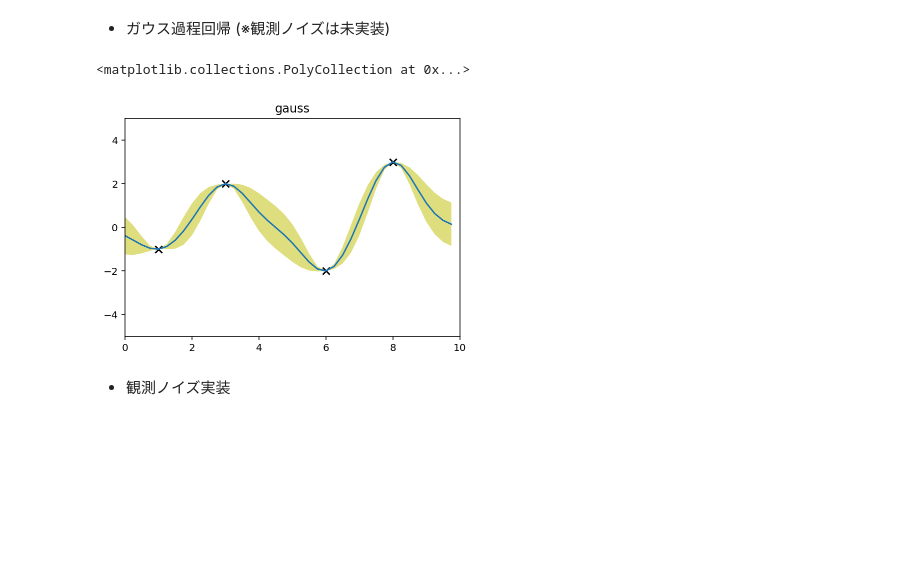
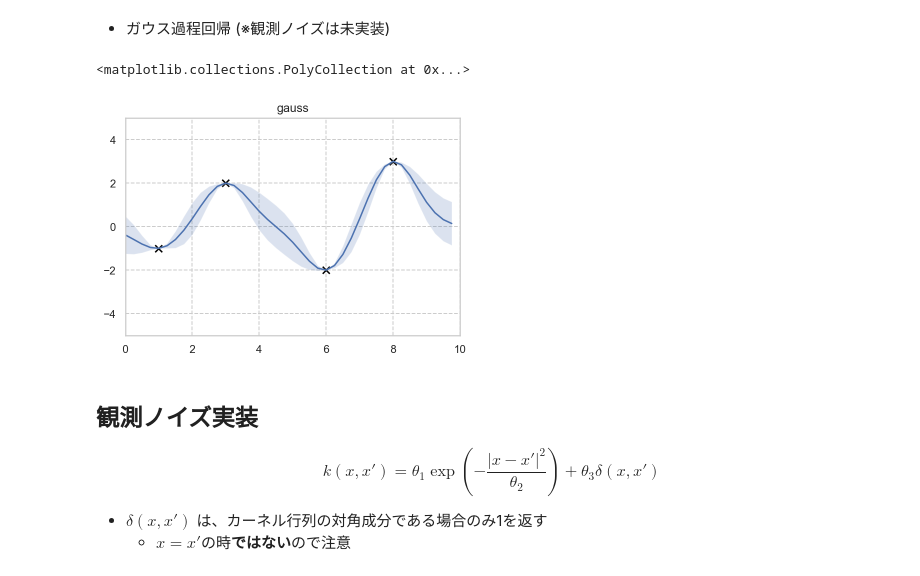
Before and after one commit to kazuya-n/GP_testdemo, a Jupyter notebook: gaussian_process.ipynb, the cells around one changed output. Cells and saved outputs as stored; diff of their text form; code cells hidden in the pictures; blank space fills up the shorter version.

```diff
--- a/gaussian_process.ipynb
+++ b/gaussian_process.ipynb
@@ -178,22 +179,29 @@ x_test = np.matrix(np.arange(0, 10, 0.25)).T
 mu, var = gpr(x_test, x, y, k_RBF)
 # %%
 #グラフ化
+sns.set()
+sns.set_style("whitegrid", {'grid.linestyle': '--'})
+
 plt.figure()
 plt.xlim(0,10)
 plt.ylim(-5.0,5.0)
 plt.title('gauss')
 
 #学習データ
 plt.scatter(x.T.tolist()[0], y.T.tolist()[0], s=50, c='black',marker='x')
 
 #予測値(期待値)
 plt.plot(x_test.T.tolist()[0], mu)
-plt.fill_between(x_test.T.tolist()[0], mu-var, mu+var, facecolor='y',alpha=0.5)
+plt.fill_between(x_test.T.tolist()[0], mu-var, mu+var, facecolor='b',alpha=0.2)
 # %% [output]
 <matplotlib.collections.PolyCollection at 0x...>
-[figure, old version]
+[figure, new version]
-# %% [markdown]
-- 観測ノイズ実装
+# %% [markdown]
+## 観測ノイズ実装
+$$ k(x,x') = \theta_1 \exp{\left( -\frac{|x-x'|^2}{\theta_2} \right)} + \theta_3 \delta(x, x') $$
+
+- $\delta(x, x')$ は、カーネル行列の対角成分である場合のみ1を返す
+    - $x=x'$の時**ではない**ので注意
 # %%
 import math
 
```
Also changed, not shown: parts of 14 cells of this notebook, 1 other file.
